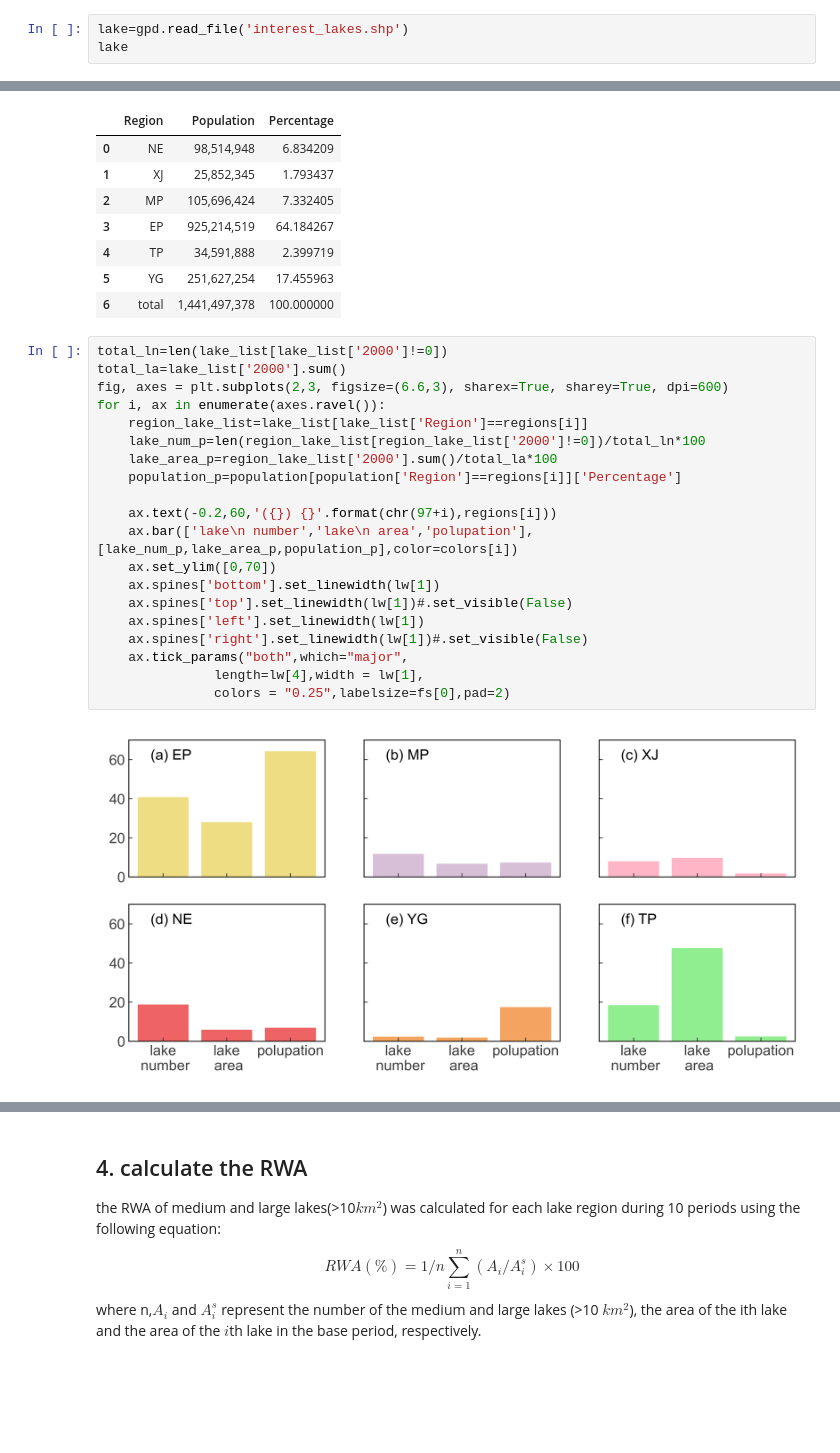
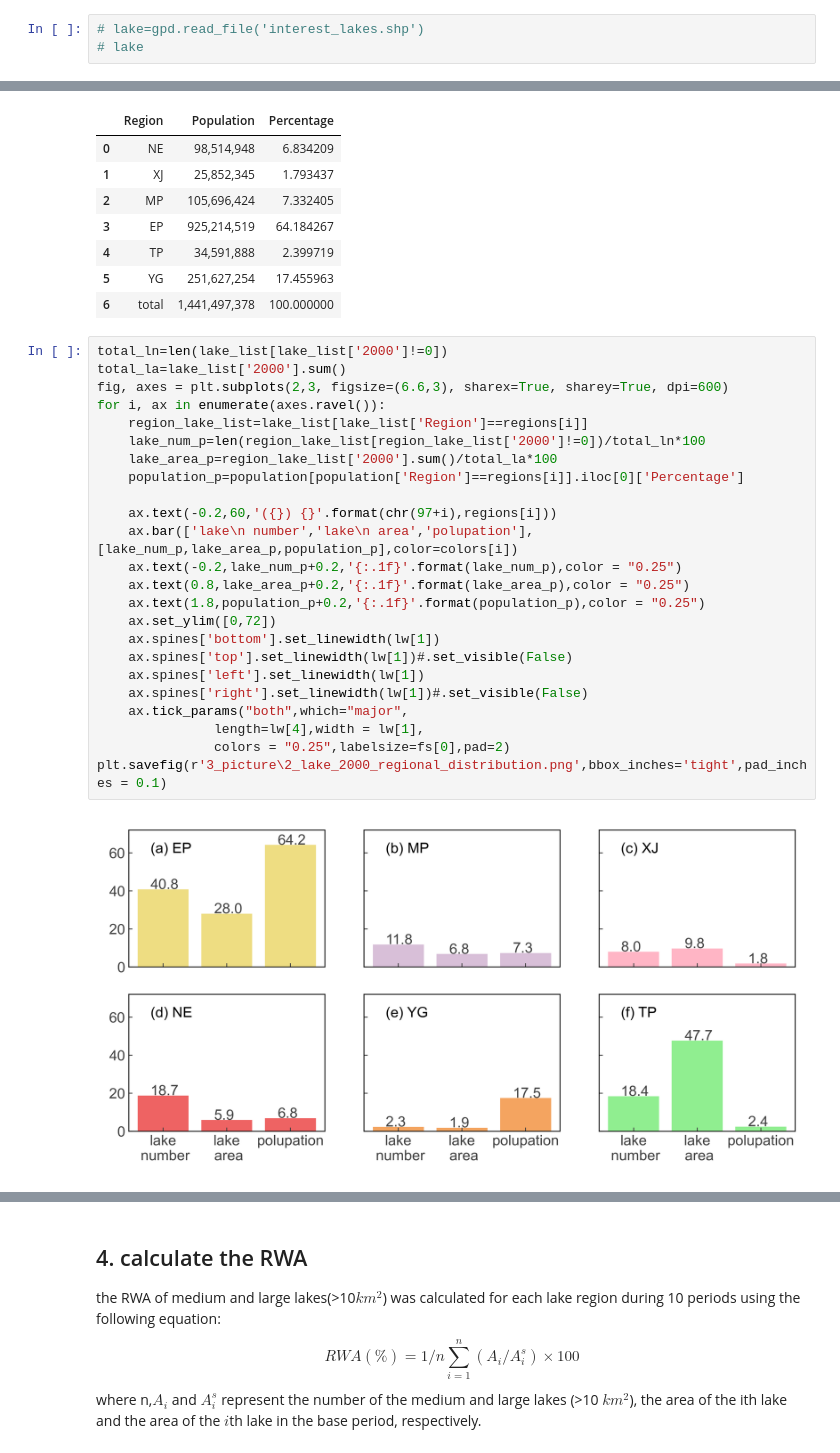
Before and after one commit to beihuihu/ESE5023_Assignments_12332288, a Jupyter notebook: final_proj/Final_Project.ipynb, the cells around one changed output, grey strips where cells are left out. Drawn from its saved outputs; the diff is of its cells as text; blank space fills up the shorter version.

```diff
--- a/final_proj/Final_Project.ipynb
+++ b/final_proj/Final_Project.ipynb
@@ -66,3 +51,3 @@ lake
 # %%
-lake=gpd.read_file('interest_lakes.shp')
-lake
+# lake=gpd.read_file('interest_lakes.shp')
+# lake
@@ -240,25 +197,29 @@ population
 # %%
 total_ln=len(lake_list[lake_list['2000']!=0])
 total_la=lake_list['2000'].sum()
 fig, axes = plt.subplots(2,3, figsize=(6.6,3), sharex=True, sharey=True, dpi=600)
 for i, ax in enumerate(axes.ravel()):
     region_lake_list=lake_list[lake_list['Region']==regions[i]]
     lake_num_p=len(region_lake_list[region_lake_list['2000']!=0])/total_ln*100
     lake_area_p=region_lake_list['2000'].sum()/total_la*100
-    population_p=population[population['Region']==regions[i]]['Percentage']
+    population_p=population[population['Region']==regions[i]].iloc[0]['Percentage']
 
     ax.text(-0.2,60,'({}) {}'.format(chr(97+i),regions[i]))
     ax.bar(['lake\n number','lake\n area','polupation'],[lake_num_p,lake_area_p,population_p],color=colors[i])
-    ax.set_ylim([0,70])
+    ax.text(-0.2,lake_num_p+0.2,'{:.1f}'.format(lake_num_p),color = "0.25")
+    ax.text(0.8,lake_area_p+0.2,'{:.1f}'.format(lake_area_p),color = "0.25")
+    ax.text(1.8,population_p+0.2,'{:.1f}'.format(population_p),color = "0.25")
+    ax.set_ylim([0,72])
     ax.spines['bottom'].set_linewidth(lw[1])
     ax.spines['top'].set_linewidth(lw[1])#.set_visible(False)
     ax.spines['left'].set_linewidth(lw[1])
     ax.spines['right'].set_linewidth(lw[1])#.set_visible(False)
     ax.tick_params("both",which="major",
                length=lw[4],width = lw[1],
                colors = "0.25",labelsize=fs[0],pad=2)
+plt.savefig(r'3_picture\2_lake_2000_regional_distribution.png',bbox_inches='tight',pad_inches = 0.1)
 # %% [output]
-[figure, old version]
+[figure, new version]
 # %%
 def draw_scatter(ax,color,marker,df,region,minSize,maxSize):
     subset=df[(df['Region']==region)&(df['2000']>=minSize)&(df['2000']<maxSize)]
```
Also changed, not shown: parts of 27 cells of this notebook, 1 other file.
